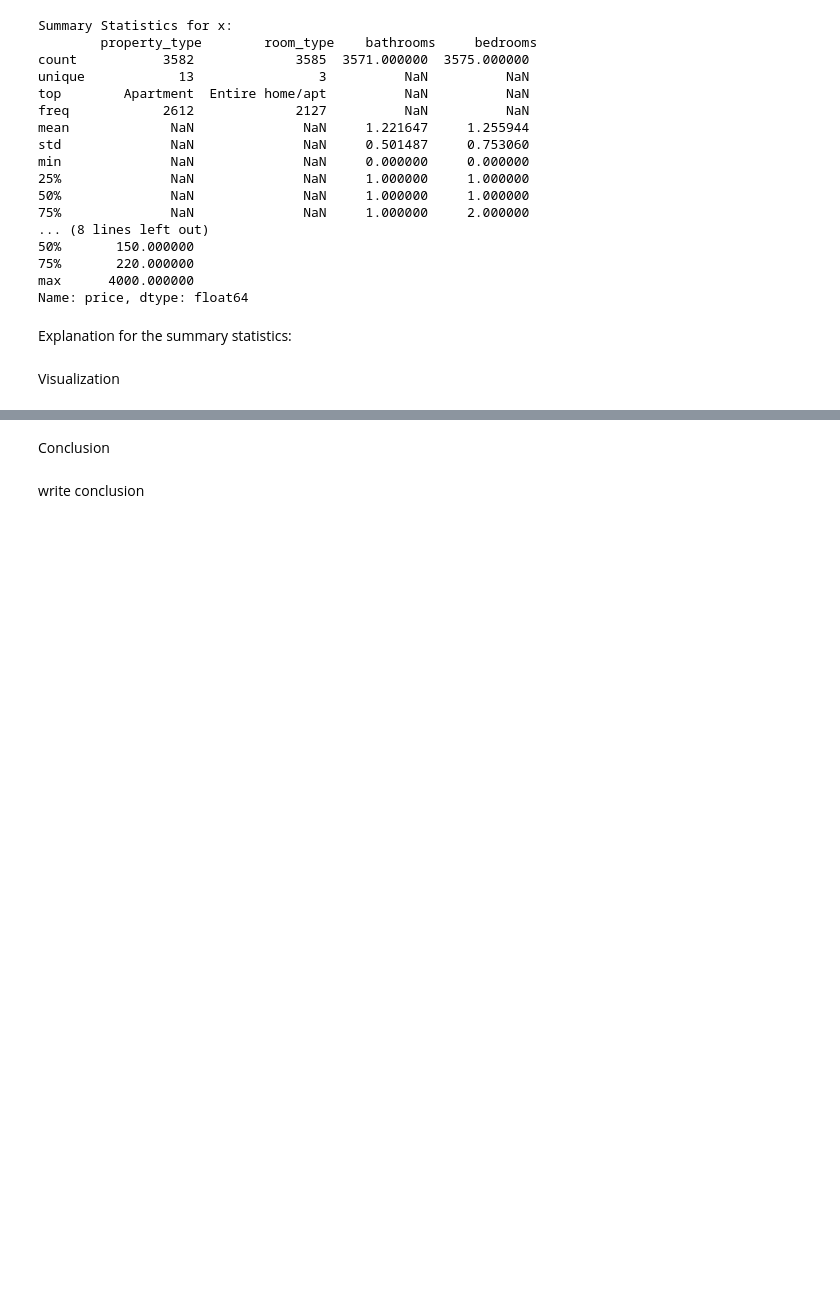
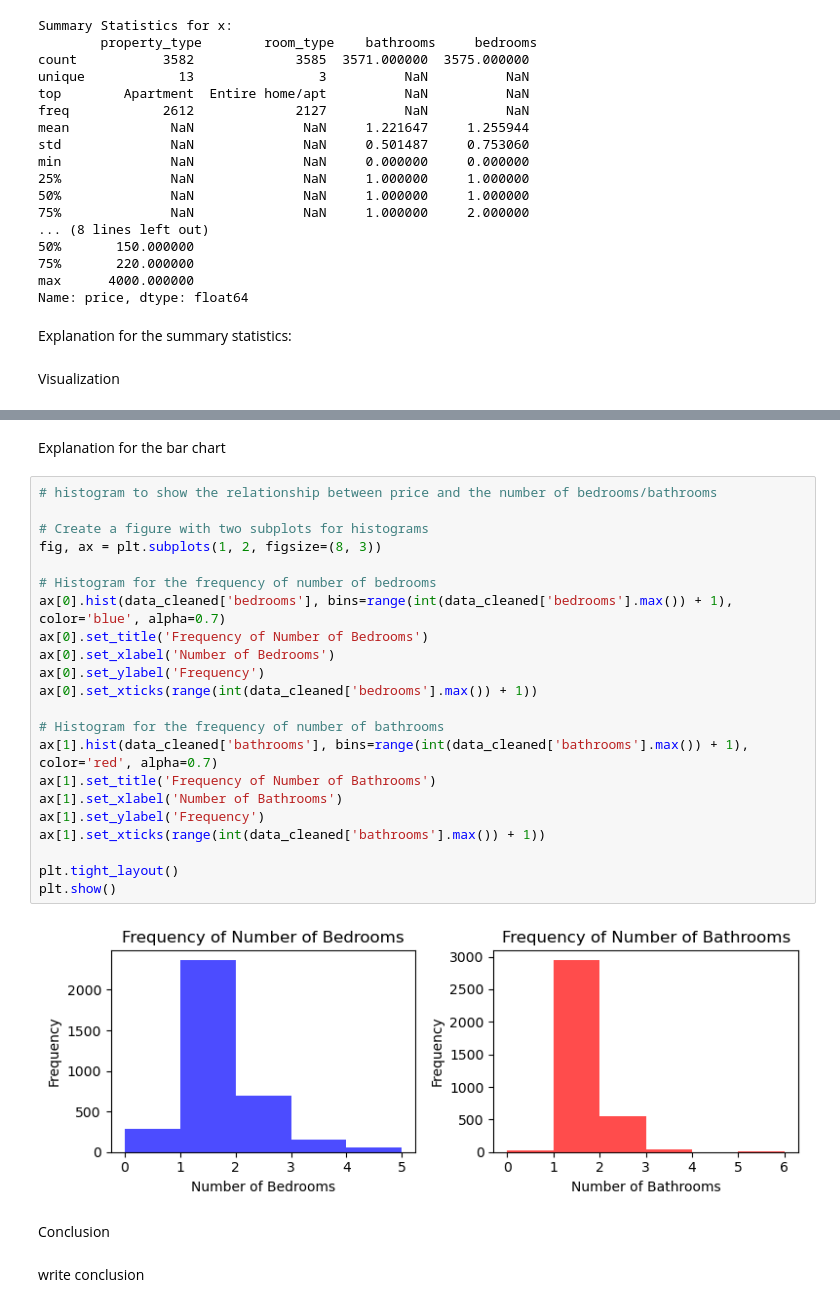
Before and after one commit to ECO225-W2024/project-one-code-32record, a Jupyter notebook: Project1 notebook.ipynb, the cells around one changed output, grey strips where cells are left out. Drawn from its saved outputs; the diff is of its cells as text; blank space fills up the shorter version.

```diff
--- a/Project1 notebook.ipynb
+++ b/Project1 notebook.ipynb
@@ -143,3 +237,29 @@ Visualization
+# %% [markdown]
+Explanation for the bar chart
+# %%
+# histogram to show the relationship between price and the number of bedrooms/bathrooms
+
+# Create a figure with two subplots for histograms
+fig, ax = plt.subplots(1, 2, figsize=(8, 3))
+
+# Histogram for the frequency of number of bedrooms
+ax[0].hist(data_cleaned['bedrooms'], bins=range(int(data_cleaned['bedrooms'].max()) + 1), color='blue', alpha=0.7)
+ax[0].set_title('Frequency of Number of Bedrooms')
+ax[0].set_xlabel('Number of Bedrooms')
+ax[0].set_ylabel('Frequency')
+ax[0].set_xticks(range(int(data_cleaned['bedrooms'].max()) + 1))
+
+# Histogram for the frequency of number of bathrooms
+ax[1].hist(data_cleaned['bathrooms'], bins=range(int(data_cleaned['bathrooms'].max()) + 1), color='red', alpha=0.7)
+ax[1].set_title('Frequency of Number of Bathrooms')
+ax[1].set_xlabel('Number of Bathrooms')
+ax[1].set_ylabel('Frequency')
+ax[1].set_xticks(range(int(data_cleaned['bathrooms'].max()) + 1))
+
+plt.tight_layout()
+plt.show()
+# %% [output]
+[figure, added]
 # %% [markdown]
 Conclusion
 # %% [markdown]
```
Also changed, not shown: parts of 12 cells of this notebook.
